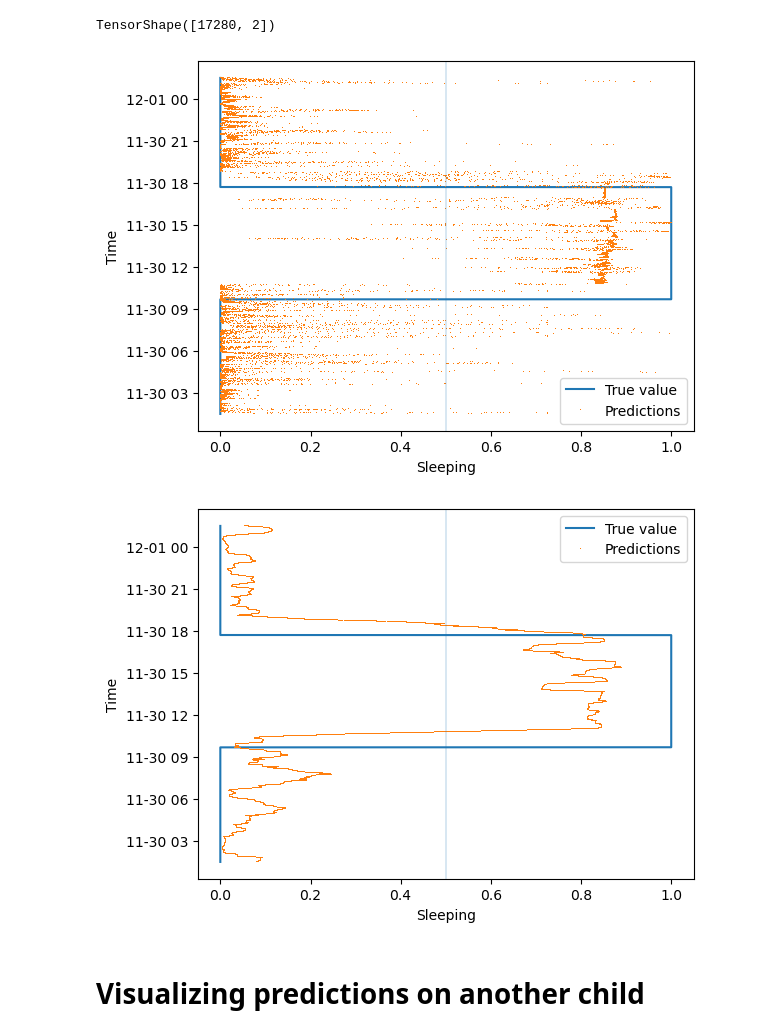
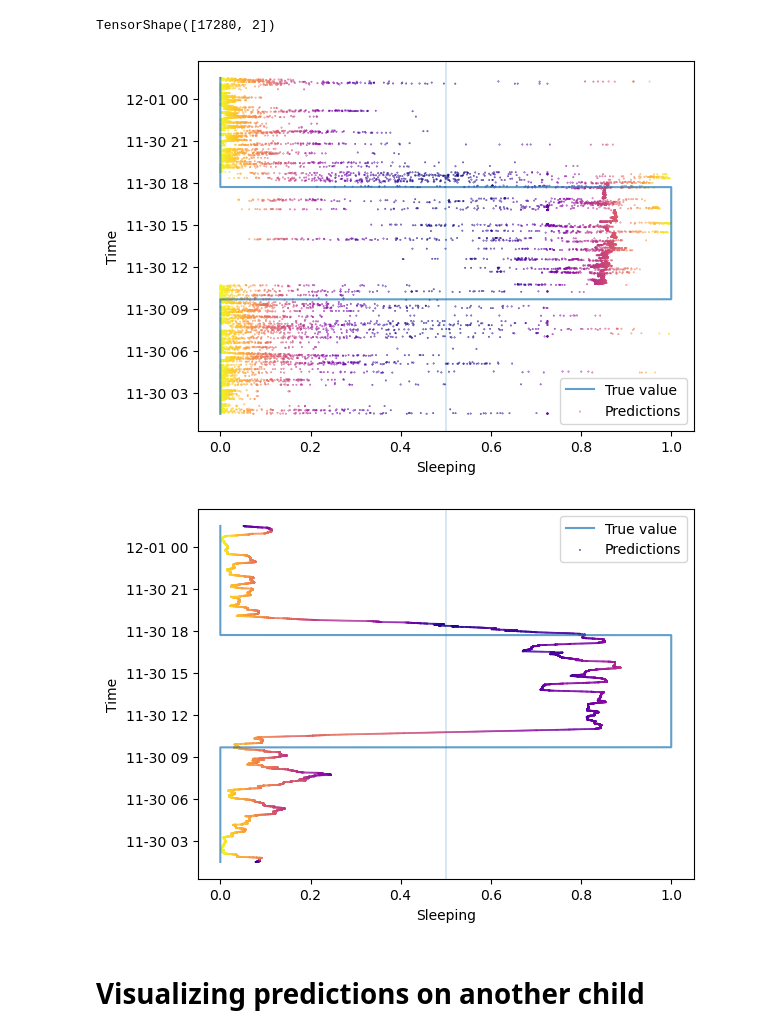
Before and after one commit to RK22000/ML-Maniacs, a Jupyter notebook: checkpoint_model.ipynb, the cells around one changed output. Saved outputs shown, nothing was run; the diff lists cells and outputs as text; code cells hidden in the pictures.

Commit message:
Created an output with confidence score

```diff
--- a/checkpoint_model.ipynb
+++ b/checkpoint_model.ipynb
@@ -168,15 +168,15 @@ TensorShape([17280, 2])
 predictions = pd.Series(y_res[:,1], index=data.loc[data.index[-day:], 'timestamp'])
 truths = pd.Series(y_test, index=data.loc[data.index[-day:], 'timestamp'])
 # %%
-def plot_preds(ax, preds: pd.Series, truths, thresh, pred_label='Predictions',flipped=False):
+def plot_preds(ax, preds: pd.Series, truths, thresh, pred_label='Predictions',flipped=False, score='orange'):
     ax.clear()
     # ax.set_title(f"Predictions by threshold: {round(thresh,2)}")
     if truths is not None:
         xy = (truths, truths.index) if flipped else (truths.index, truths)
-        ax.plot(*xy, label='True value')
+        ax.plot(*xy, label='True value', alpha=0.7)
 
     xy = (preds, preds.index) if flipped else (preds.index, preds)
-    ax.plot(*xy, ',', label=pred_label)
+    ax.scatter(*xy, s=0.1, label=pred_label, c=score, cmap='plasma')
     f = ax.axvline if flipped else ax.axhline
     f(thresh, linewidth=0.25)
     ax.legend()
@@ -186,9 +186,11 @@ def plot_preds(ax, preds: pd.Series, truths, thresh, pred_label='Predictions',fl
 # %%
 %matplotlib inline
 fig, ax = plt.subplots()
-plot_preds(ax,predictions,truths,0.5, flipped=True)
+score = 1-2*predictions
+score*=score
+plot_preds(ax,predictions,truths,0.5, flipped=True,score=score)
 # %% [output]
-[figure, old version]
+[figure, new version]
 # %%
 %matplotlib inline
 fig, ax = plt.subplots()
@@ -196,9 +198,12 @@ n = padding*7
 thresh = 0.5
 conv1 = pd.Series(np.convolve(predictions, [1./n]*n, "same"), predictions.index)
 # conv1 = pd.Series(conv1, index=predictions.index)
-plot_preds(ax, conv1, truths, thresh, flipped=True)
+score = 1-2*predictions
+score*=score
+score_conv1 = pd.Series(np.convolve(score, [1./n]*n, "same"), score.index)
+plot_preds(ax, conv1, truths, thresh, flipped=True, score=score_conv1)
 # %% [output]
-[figure, old version]
+[figure, new version]
 # %%
 %matplotlib qt
 fig, ax = plt.subplots()
```
Also changed, not shown: parts of 5 cells of this notebook.
